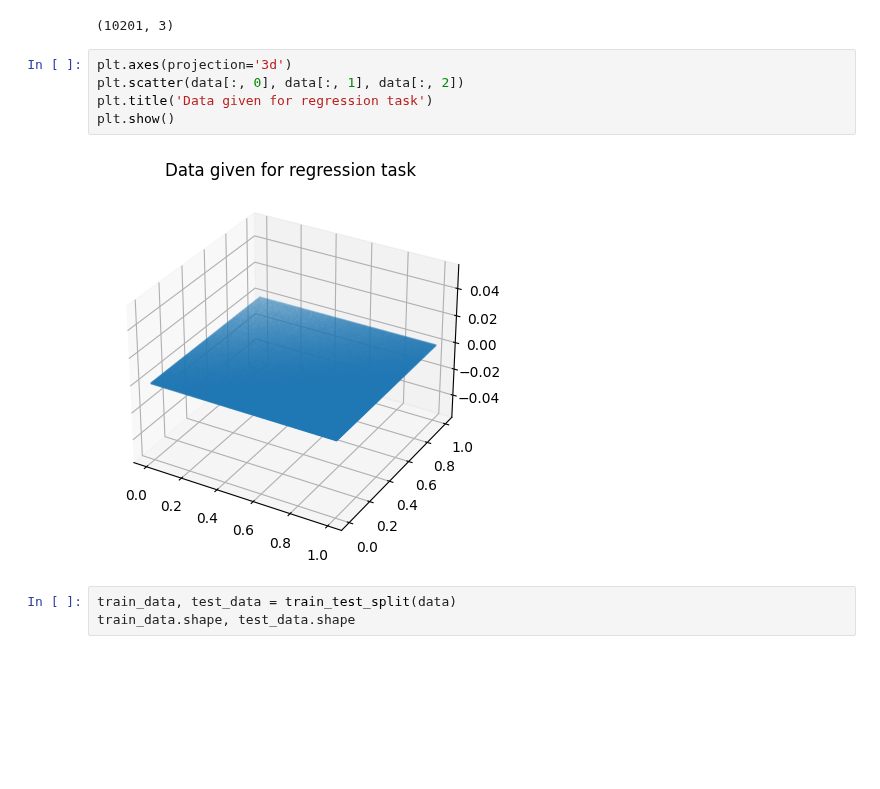
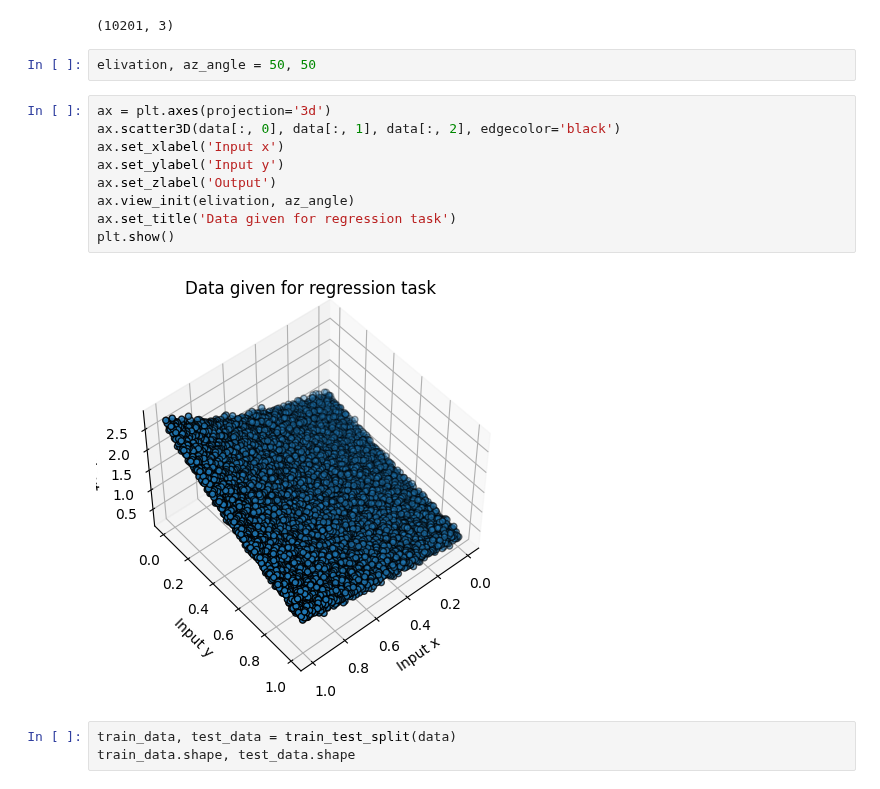
Before and after one commit to imraunav/Deep-Learning-and-Applications, a Jupyter notebook: regression_bivariate.ipynb, the cells around one changed output. Saved outputs shown, nothing was run; the diff lists cells and outputs as text; blank space fills up the shorter version.

```diff
--- a/regression_bivariate.ipynb
+++ b/regression_bivariate.ipynb
@@ -26,13 +27,19 @@ data = df.to_numpy(dtype=float, copy=True)
 data.shape
 # %% [output]
 (10201, 3)
+# %%
+elivation, az_angle = 50, 50
 # %%
-plt.axes(projection='3d')
-plt.scatter(data[:, 0], data[:, 1], data[:, 2])
-plt.title('Data given for regression task')
+ax = plt.axes(projection='3d')
+ax.scatter3D(data[:, 0], data[:, 1], data[:, 2], edgecolor='black')
+ax.set_xlabel('Input x')
+ax.set_ylabel('Input y')
+ax.set_zlabel('Output')
+ax.view_init(elivation, az_angle)
+ax.set_title('Data given for regression task')
 plt.show()
 # %% [output]
-[figure, old version]
+[figure, new version]
 # %%
 train_data, test_data = train_test_split(data)
 train_data.shape, test_data.shape
```
Also changed, not shown: parts of 9 cells of this notebook, 3 other files.
